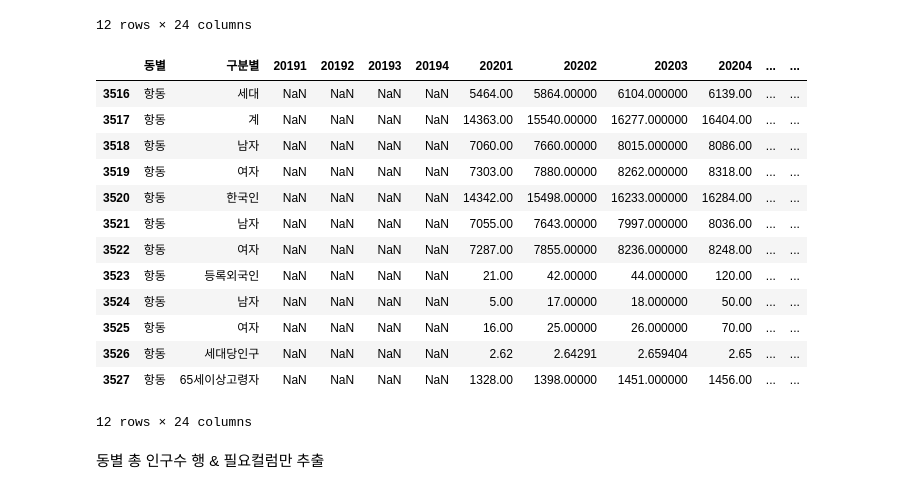
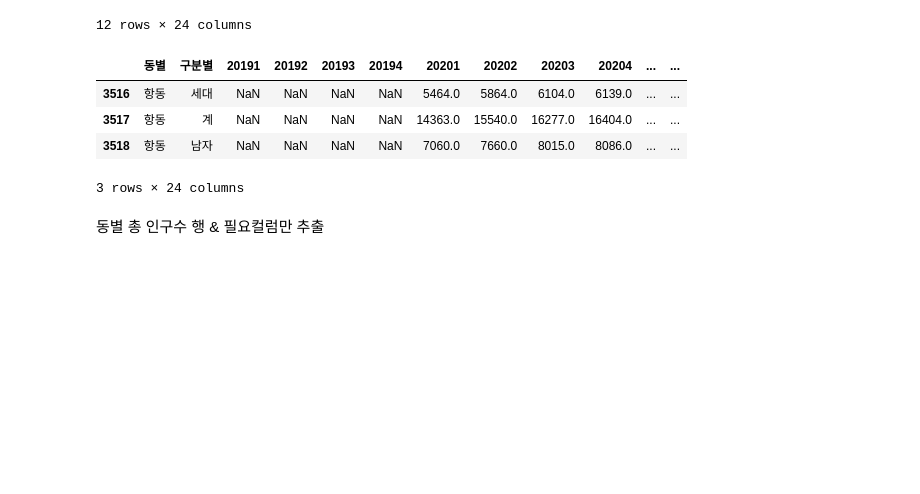
Before and after one commit to icehotcocoa/apt-project, a Jupyter notebook: oos/data/거주인구/서울시 거주인구 (동,분기).ipynb, the cells around one changed output. Cells and saved outputs as stored; diff of their text form; code cells hidden in the pictures; blank space fills up the shorter version.

```diff
--- a/oos/data/거주인구/서울시 거주인구 (동,분기).ipynb
+++ b/oos/data/거주인구/서울시 거주인구 (동,분기).ipynb
@@ -112,22 +99,13 @@ data2[data2['동별'] == '상일동']
 | 5219 | 상일동 | 65세이상고령자 | 1524.00 | 1553.00 | 1584.00 | 1579.0 | 2878.00 | 3473.00000 | 3569.000000 | 3659.00 | ... | ... |
 12 rows × 24 columns
 # %%
-data2[data2['동별'] == '항동']
+data2[data2['동별'] == '항동'][:3]
 # %% [output]
 |  | 동별 | 구분별 | 20191 | 20192 | 20193 | 20194 | 20201 | 20202 | 20203 | 20204 | ... | ... |
-| 3516 | 항동 | 세대 | NaN | NaN | NaN | NaN | 5464.00 | 5864.00000 | 6104.000000 | 6139.00 | ... | ... |
-| 3517 | 항동 | 계 | NaN | NaN | NaN | NaN | 14363.00 | 15540.00000 | 16277.000000 | 16404.00 | ... | ... |
-| 3518 | 항동 | 남자 | NaN | NaN | NaN | NaN | 7060.00 | 7660.00000 | 8015.000000 | 8086.00 | ... | ... |
-| 3519 | 항동 | 여자 | NaN | NaN | NaN | NaN | 7303.00 | 7880.00000 | 8262.000000 | 8318.00 | ... | ... |
-| 3520 | 항동 | 한국인 | NaN | NaN | NaN | NaN | 14342.00 | 15498.00000 | 16233.000000 | 16284.00 | ... | ... |
-| 3521 | 항동 | 남자 | NaN | NaN | NaN | NaN | 7055.00 | 7643.00000 | 7997.000000 | 8036.00 | ... | ... |
-| 3522 | 항동 | 여자 | NaN | NaN | NaN | NaN | 7287.00 | 7855.00000 | 8236.000000 | 8248.00 | ... | ... |
-| 3523 | 항동 | 등록외국인 | NaN | NaN | NaN | NaN | 21.00 | 42.00000 | 44.000000 | 120.00 | ... | ... |
-| 3524 | 항동 | 남자 | NaN | NaN | NaN | NaN | 5.00 | 17.00000 | 18.000000 | 50.00 | ... | ... |
-| 3525 | 항동 | 여자 | NaN | NaN | NaN | NaN | 16.00 | 25.00000 | 26.000000 | 70.00 | ... | ... |
-| 3526 | 항동 | 세대당인구 | NaN | NaN | NaN | NaN | 2.62 | 2.64291 | 2.659404 | 2.65 | ... | ... |
-| 3527 | 항동 | 65세이상고령자 | NaN | NaN | NaN | NaN | 1328.00 | 1398.00000 | 1451.000000 | 1456.00 | ... | ... |
+| 3516 | 항동 | 세대 | NaN | NaN | NaN | NaN | 5464.0 | 5864.0 | 6104.0 | 6139.0 | ... | ... |
+| 3517 | 항동 | 계 | NaN | NaN | NaN | NaN | 14363.0 | 15540.0 | 16277.0 | 16404.0 | ... | ... |
+| 3518 | 항동 | 남자 | NaN | NaN | NaN | NaN | 7060.0 | 7660.0 | 8015.0 | 8086.0 | ... | ... |
-12 rows × 24 columns
+3 rows × 24 columns
 # %% [markdown]
 동별 총 인구수 행 & 필요컬럼만 추출
 # %%
```
Also changed, not shown: parts of 6 cells of this notebook, 8 other files.
